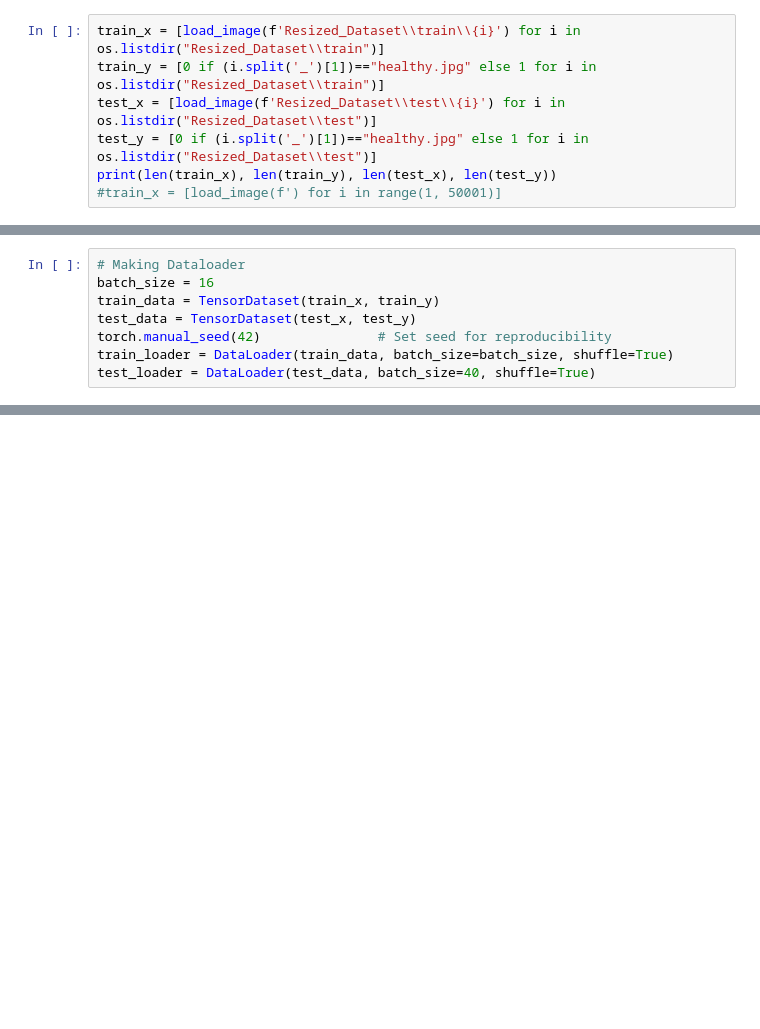
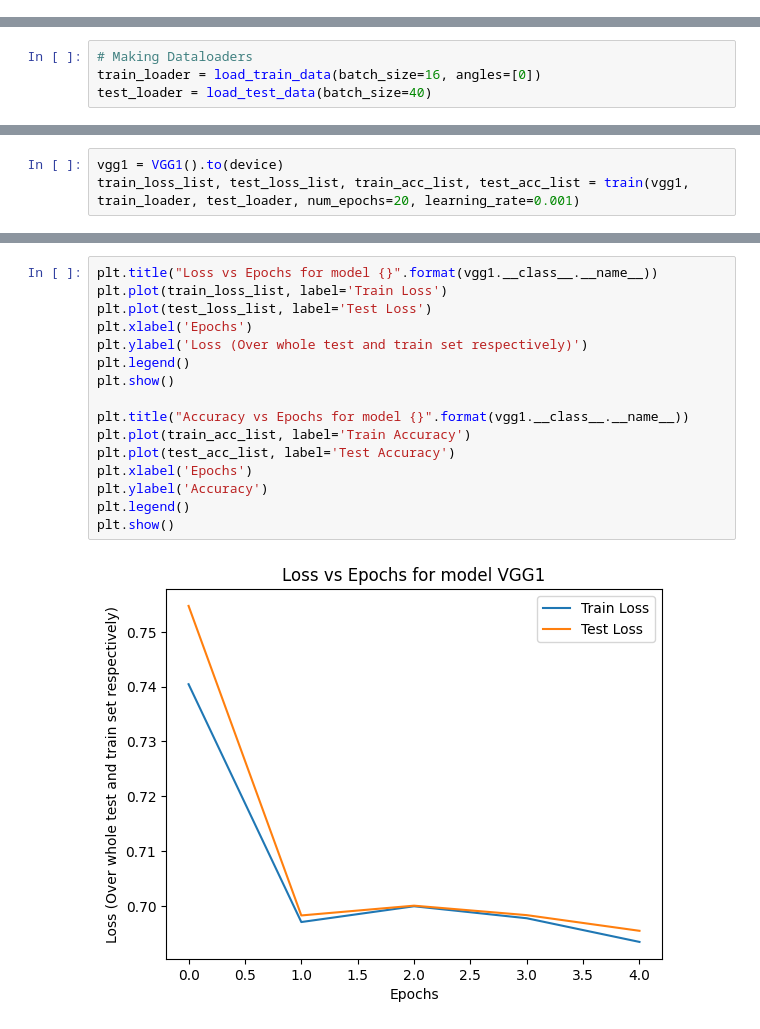
Before and after one commit to HarinarayanJ/ML-Assignment-4, a Jupyter notebook: arch.ipynb, the cells around one changed output, grey strips where cells are left out. Cells and saved outputs as stored; diff of their text form; blank space fills up the shorter version.

Commit message:
Modularized code, worked on tensorflow

```diff
--- a/arch.ipynb
+++ b/arch.ipynb
@@ -23,7 +17,0 @@ def load_image(url, angle=0):
-# %%
-train_x = [load_image(f'Resized_Dataset\\train\\{i}') for i in os.listdir("Resized_Dataset\\train")]
-train_y = [0 if (i.split('_')[1])=="healthy.jpg" else 1 for i in os.listdir("Resized_Dataset\\train")]
-test_x = [load_image(f'Resized_Dataset\\test\\{i}') for i in os.listdir("Resized_Dataset\\test")]
-test_y = [0 if (i.split('_')[1])=="healthy.jpg" else 1 for i in os.listdir("Resized_Dataset\\test")]
-print(len(train_x), len(train_y), len(test_x), len(test_y))
-#train_x = [load_image(f') for i in range(1, 50001)]
@@ -42,8 +17,0 @@ torch.Size([160, 3, 224, 224]) torch.Size([160]) torch.Size([40, 3, 224, 224]) t
-# %%
-# Making Dataloader
-batch_size = 16
-train_data = TensorDataset(train_x, train_y)
-test_data = TensorDataset(test_x, test_y)
-torch.manual_seed(42)               # Set seed for reproducibility
-train_loader = DataLoader(train_data, batch_size=batch_size, shuffle=True)
-test_loader = DataLoader(test_data, batch_size=40, shuffle=True)
@@ -50 +133,5 @@ test_loader = DataLoader(test_data, batch_size=40, shuffle=True)
+# %%
+# Making Dataloaders
+train_loader = load_train_data(batch_size=16, angles=[0])
+test_loader = load_test_data(batch_size=40)
 # %%
@@ -439,0 +313,3 @@ Predicted: 0, Actual: 1
+# %%
+vgg1 = VGG1().to(device)
+train_loss_list, test_loss_list, train_acc_list, test_acc_list = train(vgg1, train_loader, test_loader, num_epochs=20, learning_rate=0.001)
@@ -439,0 +334,18 @@ Predicted: 0, Actual: 1
+# %%
+plt.title("Loss vs Epochs for model {}".format(vgg1.__class__.__name__))
+plt.plot(train_loss_list, label='Train Loss')
+plt.plot(test_loss_list, label='Test Loss')
+plt.xlabel('Epochs')
+plt.ylabel('Loss (Over whole test and train set respectively)')
+plt.legend()
+plt.show()
+
+plt.title("Accuracy vs Epochs for model {}".format(vgg1.__class__.__name__))
+plt.plot(train_acc_list, label='Train Accuracy')
+plt.plot(test_acc_list, label='Test Accuracy')
+plt.xlabel('Epochs')
+plt.ylabel('Accuracy')
+plt.legend()
+plt.show()
+# %% [output]
+[figure, added]
```
Also changed, not shown: parts of 28 cells of this notebook, 2 other files.
